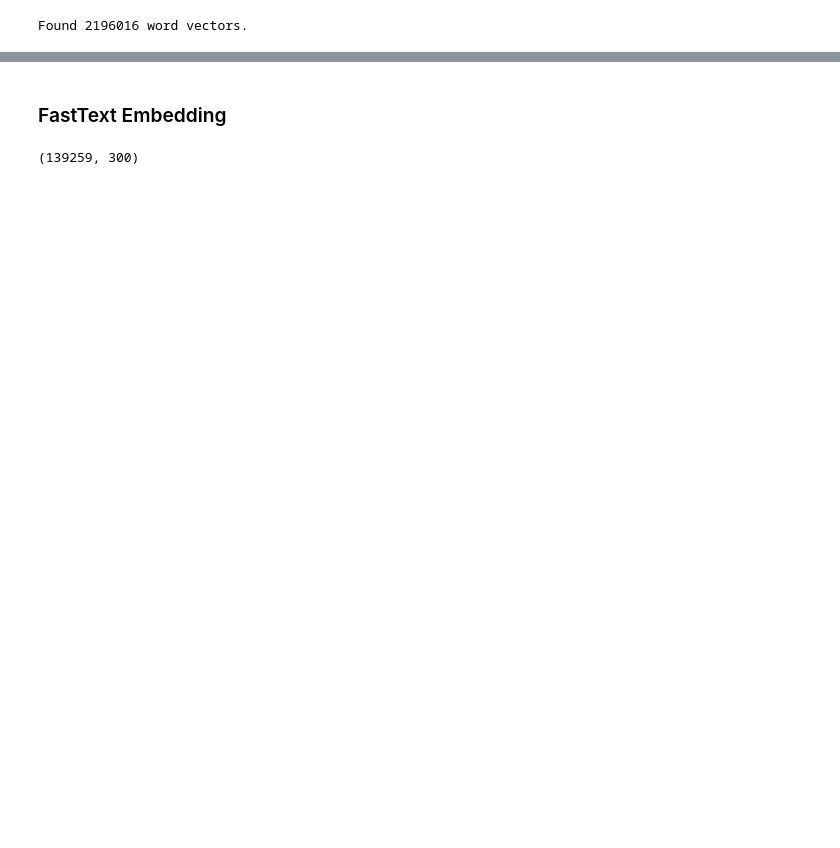
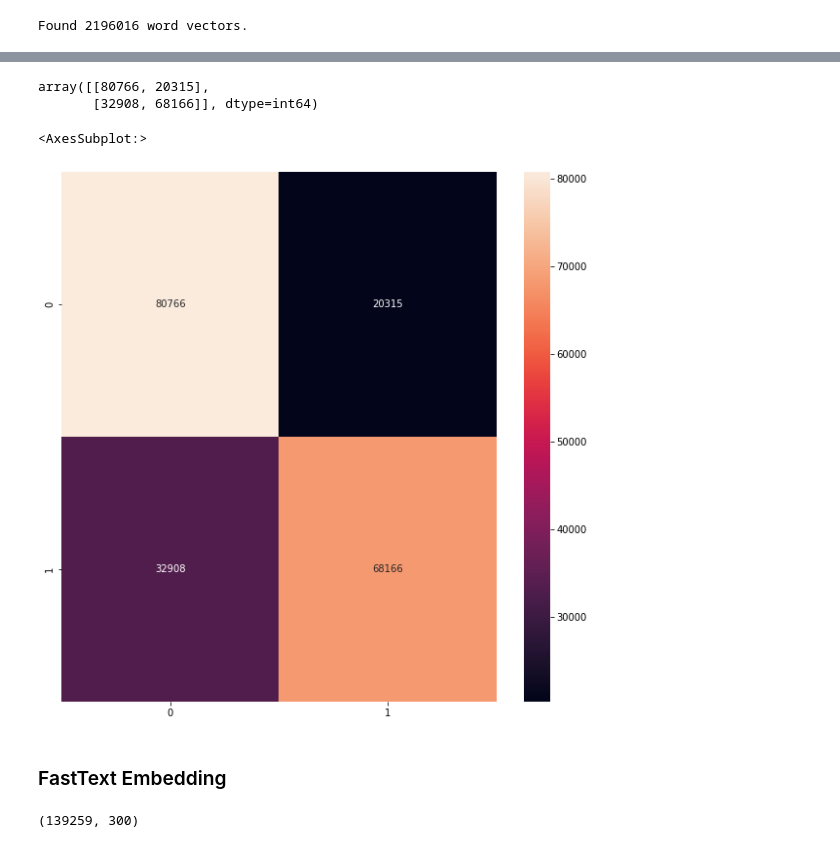
Before and after one commit to amitalokbera/Reddit-Sarcasm-Detection, a Jupyter notebook: notebooks/preprocessing_&_baselinemodel.ipynb, the cells around one changed output, grey strips where cells are left out. Saved outputs shown, nothing was run; the diff lists cells and outputs as text; code cells hidden in the pictures; blank space fills up the shorter version.

```diff
--- a/notebooks/preprocessing_&_baselinemodel.ipynb
+++ b/notebooks/preprocessing_&_baselinemodel.ipynb
@@ -225,2 +247,20 @@ model.evaluate(test_data, X_test['label'])
+# %%
+pred = model.predict(test_data)
+pred = np.where(pred > 0.5, 1, 0)
+pred = np.array(pred, dtype=int).tolist()
+ytrue = X_test['label'].tolist()
+# %%
+confusion_matrix(ytrue, pred)
+# %% [output]
+array([[80766, 20315],
+       [32908, 68166]], dtype=int64)
+# %%
+#plot the confusion matrix
+import seaborn as sns
+plt.figure(figsize=(10,10))
+sns.heatmap(confusion_matrix(ytrue, pred), annot=True, fmt='d')
+# %% [output]
+<AxesSubplot:>
+[figure, added]
 # %% [markdown]
 ### FastText Embedding
```
Also changed, not shown: parts of 20 cells of this notebook, 1 other file.
